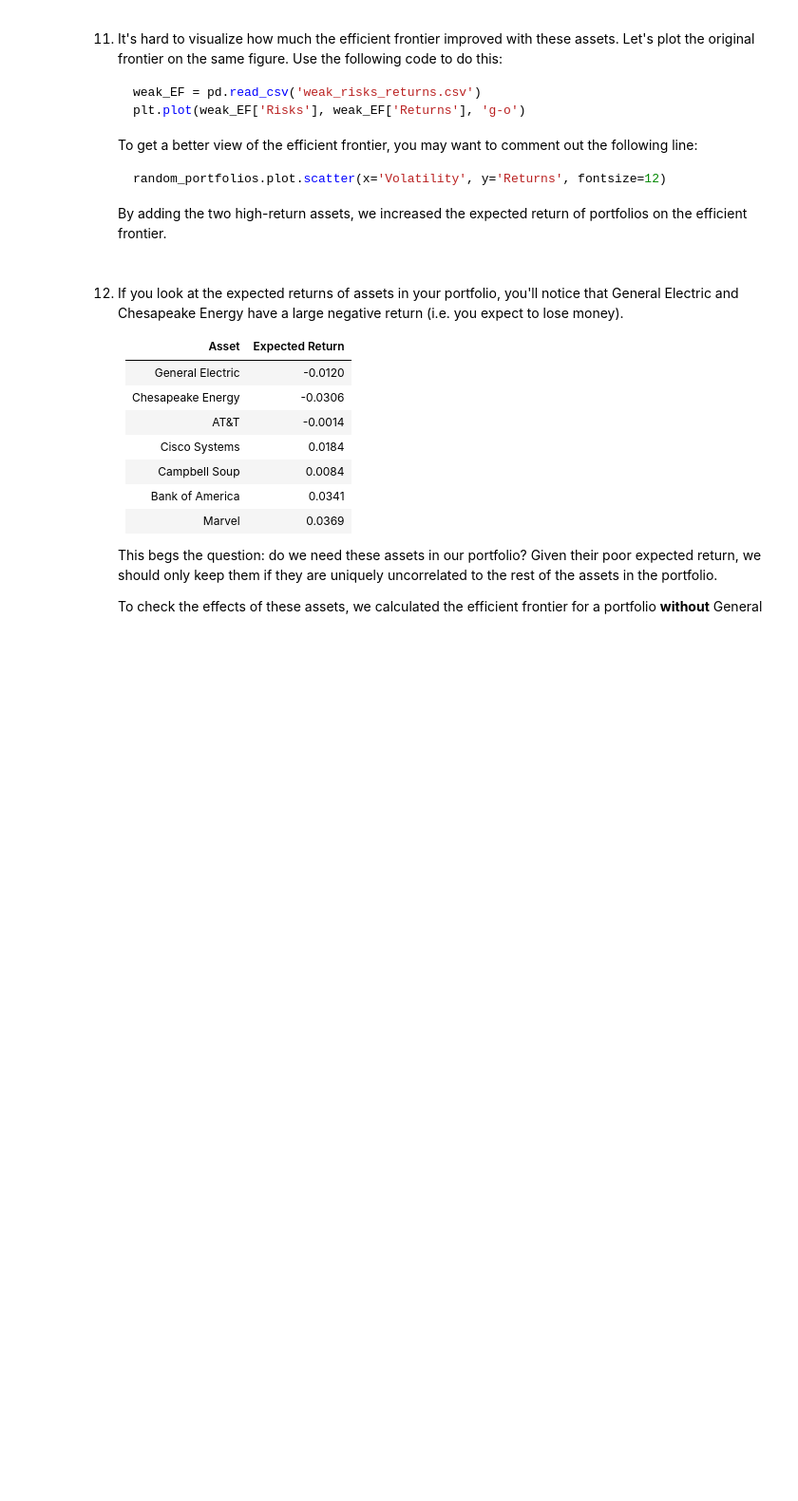
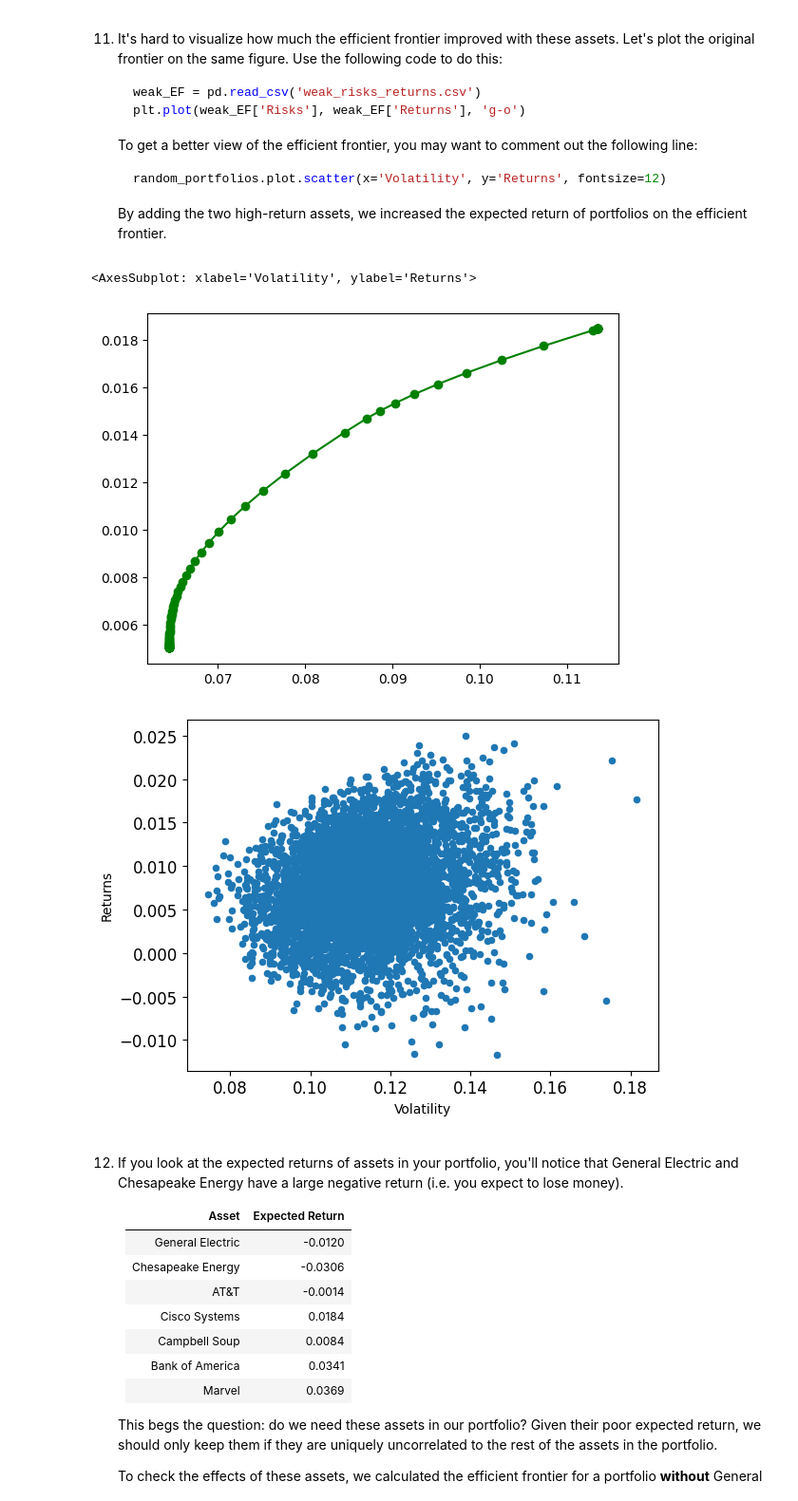
Before and after one commit to vhurdaneta/Mean-Variance-Optimization-Project-.-Analyze-Financial-Data-with-Python, a Jupyter notebook: Mean Variance Optimization.ipynb, the cells around one changed output. Shown: that part at 95% size. Saved outputs shown, nothing was run; the diff lists cells and outputs as text; code cells hidden in the pictures; blank space fills up the shorter version.

```diff
--- a/Mean Variance Optimization.ipynb
+++ b/Mean Variance Optimization.ipynb
@@ -383,3 +381,12 @@ Optimal solution found.
+# %%
+# 11. Compare to original
+weak_EF = pd.read_csv('weak_risks_returns.csv')
+plt.plot(weak_EF['Risks'], weak_EF['Returns'], 'g-o')
+random_portfolios.plot.scatter(x='Volatility', y='Returns', fontsize=12)
+# %% [output]
+<AxesSubplot: xlabel='Volatility', ylabel='Returns'>
+[figure, added]
+[figure, added]
 # %% [markdown]
 12. If you look at the expected returns of assets in your portfolio, you'll notice that General Electric and Chesapeake Energy have a large negative return (i.e. you expect to lose money).
 
```
Also changed, not shown: parts of 8 cells of this notebook.
